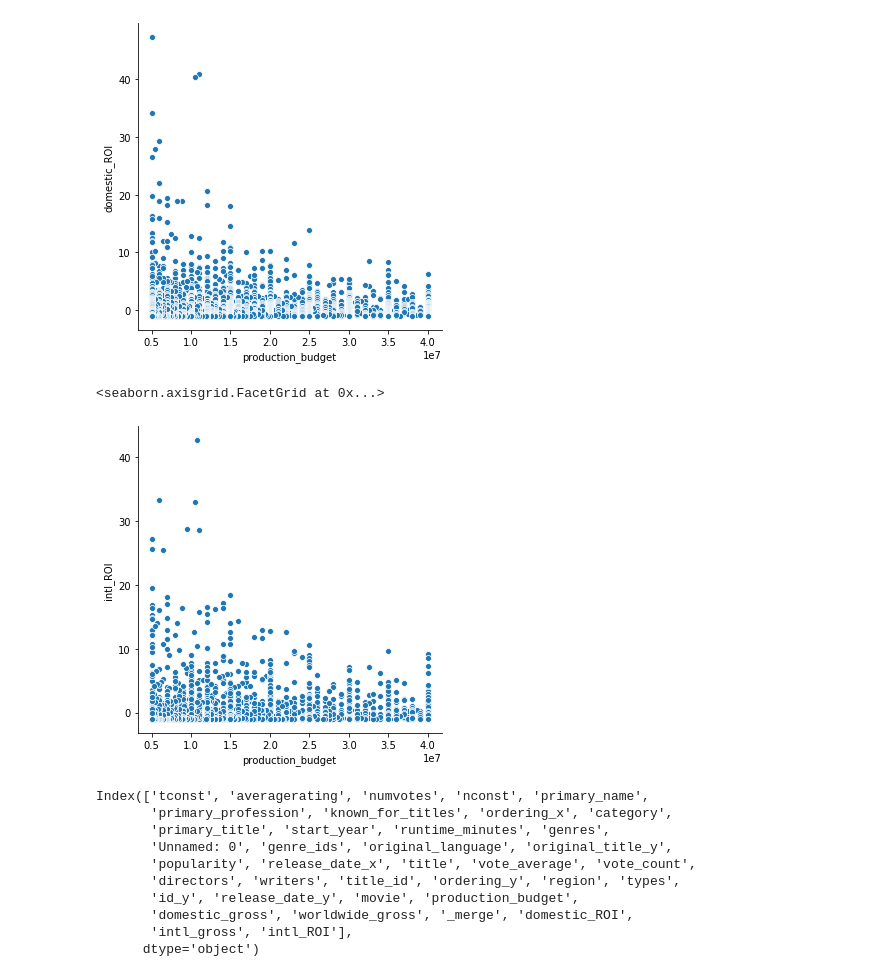
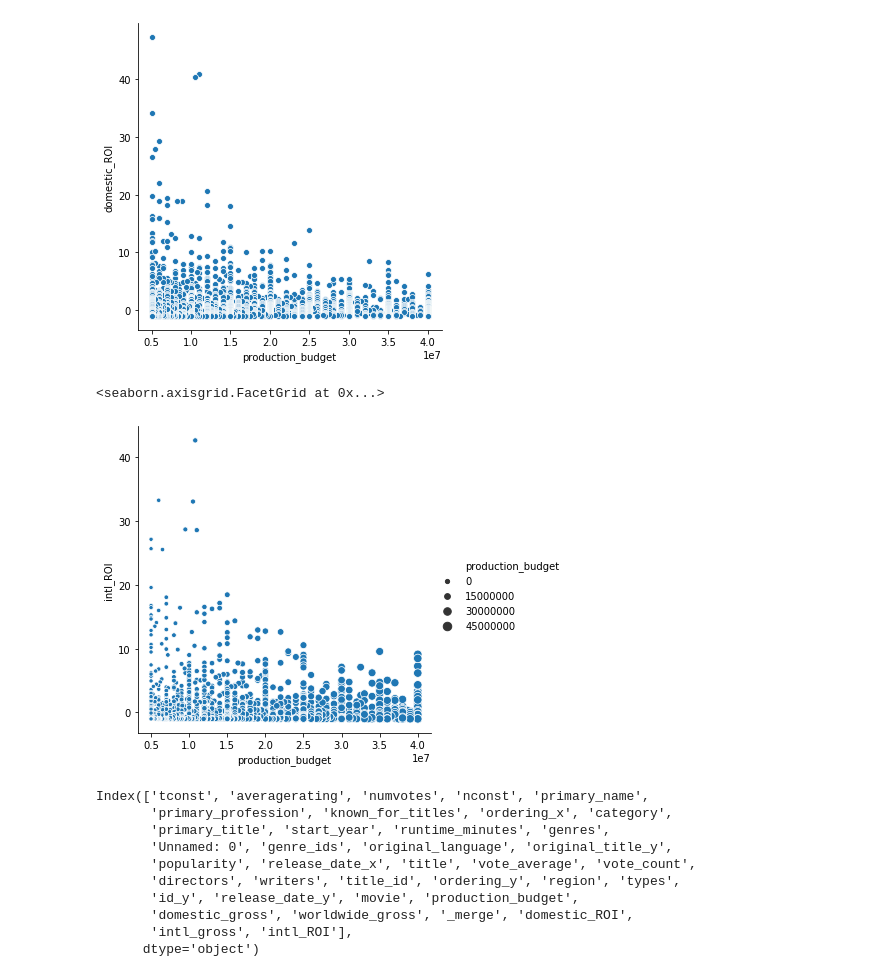
Before and after one commit to JillCarrie/Module1, a Jupyter notebook: data/project1.ipynb, the cells around one changed output. Saved outputs shown, nothing was run; the diff lists cells and outputs as text; code cells hidden in the pictures.

Commit message:
formatted charts, added markup cells

```diff
--- a/data/project1.ipynb
+++ b/data/project1.ipynb
@@ -738,10 +738,11 @@ sns.relplot(x='production_budget', y='domestic_ROI', data=df_IQR, kind='scatter'
 <seaborn.axisgrid.FacetGrid at 0x...>
 [figure]
 # %%
-sns.relplot(x='production_budget', y='intl_ROI', data=df_IQR, kind='scatter') #International
+sns.relplot(x='production_budget', y='intl_ROI', data=df_IQR, kind='scatter',
+            palette='Blues', size='production_budget') #International
 # %% [output]
 <seaborn.axisgrid.FacetGrid at 0x...>
-[figure, old version]
+[figure, new version]
 # %%
 df.columns
 # %% [output]
```
Also changed, not shown: parts of 18 cells of this notebook.
